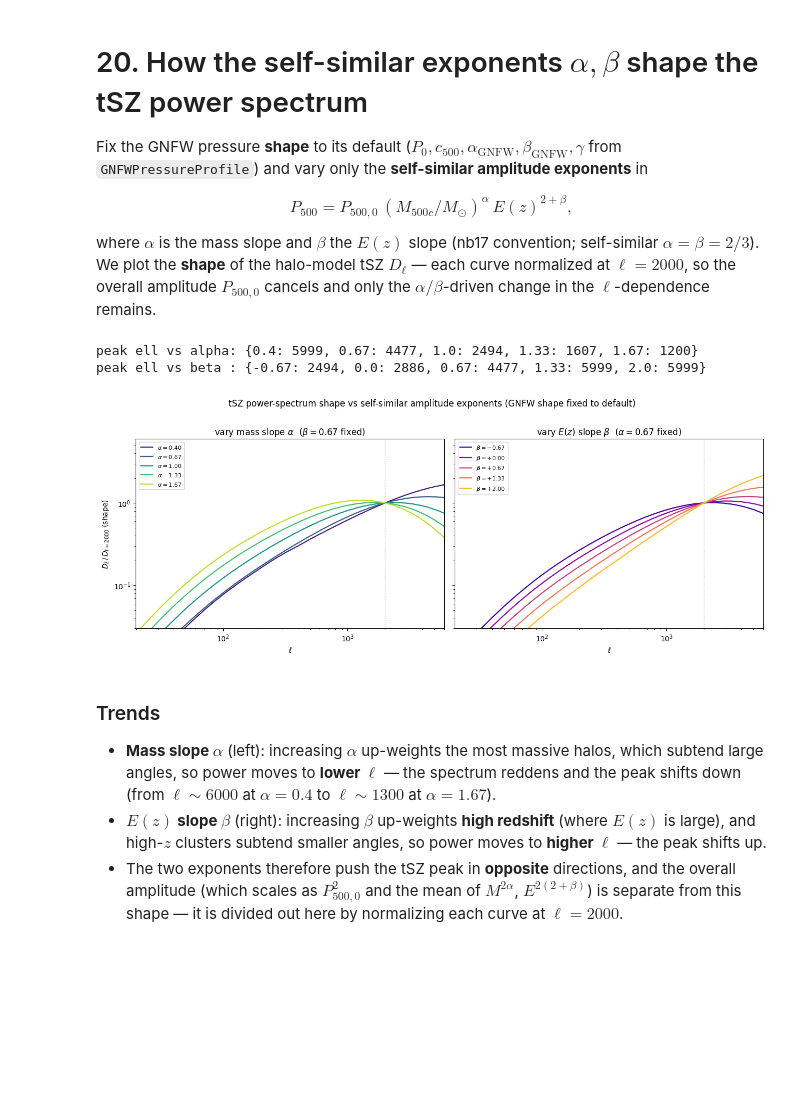
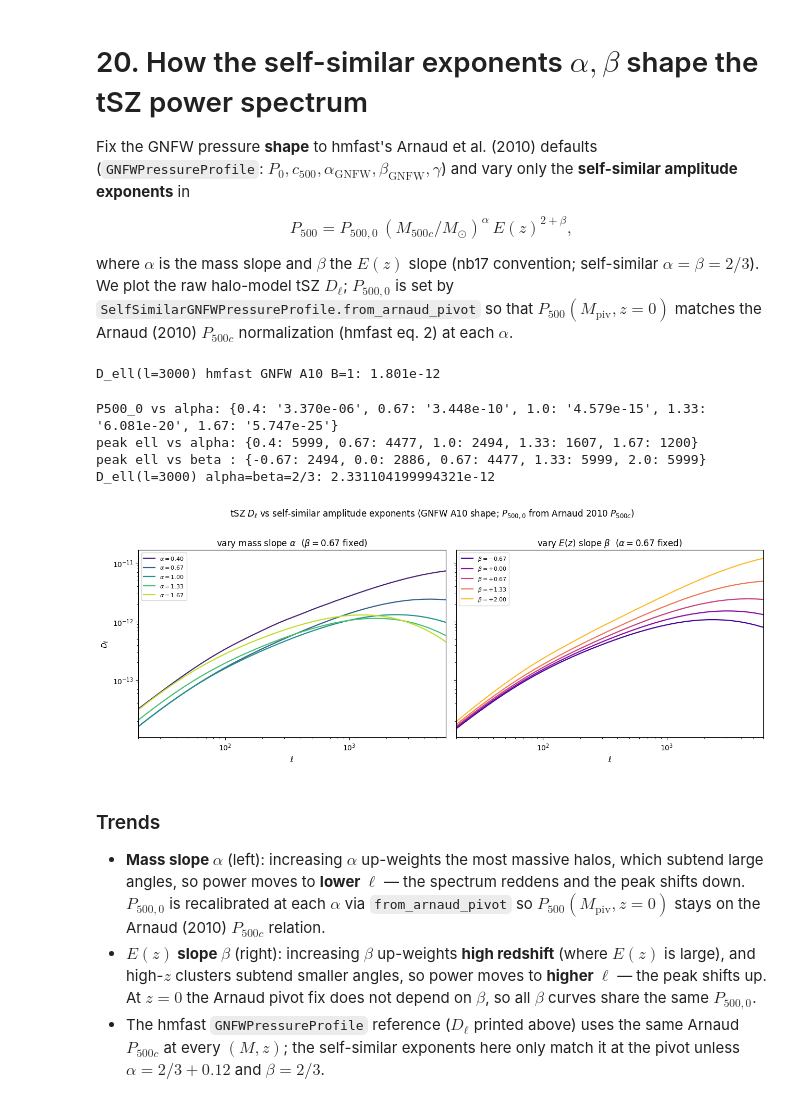
Before and after one commit to licongxu/flamingo_repo, a Jupyter notebook: notebooks/20_tsz_ps_alpha_beta_shape.ipynb, the cells around one changed output. Saved outputs shown, nothing was run; the diff lists cells and outputs as text; code cells hidden in the pictures; blank space fills up the shorter version.

```diff
--- a/notebooks/20_tsz_ps_alpha_beta_shape.ipynb
+++ b/notebooks/20_tsz_ps_alpha_beta_shape.ipynb
@@ -1,16 +1,17 @@
 # %% [markdown]
 # 20. How the self-similar exponents $\alpha,\beta$ shape the tSZ power spectrum
 
-Fix the GNFW pressure **shape** to its default ($P_0,c_{500},\alpha_\mathrm{GNFW},
-\beta_\mathrm{GNFW},\gamma$ from `GNFWPressureProfile`) and vary only the
-**self-similar amplitude exponents** in
+Fix the GNFW pressure **shape** to hmfast's Arnaud et al. (2010) defaults
+(`GNFWPressureProfile`: $P_0,c_{500},\alpha_\mathrm{GNFW},\beta_\mathrm{GNFW},\gamma$)
+and vary only the **self-similar amplitude exponents** in
 
 $$P_{500}=P_{500,0}\,(M_{500c}/M_\odot)^{\alpha}\,E(z)^{2+\beta},$$
 
 where $\alpha$ is the mass slope and $\beta$ the $E(z)$ slope (nb17 convention;
-self-similar $\alpha=\beta=2/3$). We plot the **shape** of the halo-model tSZ
-$D_\ell$ — each curve normalized at $\ell=2000$, so the overall amplitude $P_{500,0}$
-cancels and only the $\alpha/\beta$-driven change in the $\ell$-dependence remains.
+self-similar $\alpha=\beta=2/3$). We plot the raw halo-model tSZ $D_\ell$;
+$P_{500,0}$ is set by `SelfSimilarGNFWPressureProfile.from_arnaud_pivot` so that
+$P_{500}(M_\mathrm{piv},z{=}0)$ matches the Arnaud (2010) $P_{500c}$ normalization
+(hmfast eq. 2) at each $\alpha$.
 # %%
 import os
 os.environ.setdefault("JAX_PLATFORMS", "cpu")
@@ -24,7 +25,13 @@ import jax.numpy as jnp
 from flamingo.catalogue import D3A_COSMOLOGY
 from flamingo.profiles.custom_pressure import SelfSimilarGNFWPressureProfile
 from hmfast.halos import HaloModel
+from hmfast.halos.profiles import GNFWPressureProfile
 from hmfast.tracers import tSZTracer
+
+M_PIV = 6.0e14
+Z_PIV = 0.0
+B = 1.0
+A10_SHAPE = dict(P0=8.130, c500=1.156, alpha=1.0620, beta=5.4807, gamma=0.3292, B=B)
 
 hm = HaloModel(cosmology=D3A_COSMOLOGY)
 ell = jnp.logspace(1.3, np.log10(6000), 40)
@@ -32,16 +39,28 @@ m_grid = jnp.logspace(11.0, 15.5, 50)
 z_grid = jnp.geomspace(0.01, 3.0, 50)
 pref = np.asarray(ell) * (np.asarray(ell) + 1) / (2 * np.pi)
 ell_np = np.asarray(ell)
-ELL_REF = 2000.0   # normalization point for the shape comparison
+
 
 def tsz_dl(alpha_amp, beta_amp):
-    """Halo-model tSZ D_ell for fixed default GNFW shape and given amplitude slopes."""
-    prof = SelfSimilarGNFWPressureProfile(P500_0=1.0, alpha_amp=alpha_amp, beta_amp=beta_amp)
+    """Halo-model tSZ D_ell; P500_0 from Arnaud (2010) P500c at (M_piv, z_piv)."""
+    prof = SelfSimilarGNFWPressureProfile.from_arnaud_pivot(
+        D3A_COSMOLOGY, M_piv=M_PIV, z_piv=Z_PIV,
+        alpha_amp=alpha_amp, beta_amp=beta_amp, **A10_SHAPE,
+    )
     tr = tSZTracer(profile=prof)
     cl = np.asarray(hm.cl_1h(tr, tr, l=ell, m=m_grid, z=z_grid)) \
        + np.asarray(hm.cl_2h(tr, tr, l=ell, m=m_grid, z=z_grid))
-    dl = pref * cl
-    return dl / np.interp(ELL_REF, ell_np, dl)   # normalized at ELL_REF
+    return pref * cl
+
+
+tr_a10 = tSZTracer(profile=GNFWPressureProfile(**A10_SHAPE))
+dl_a10 = pref * (
+    np.asarray(hm.cl_1h(tr_a10, tr_a10, l=ell, m=m_grid, z=z_grid))
+    + np.asarray(hm.cl_2h(tr_a10, tr_a10, l=ell, m=m_grid, z=z_grid))
+)
+print(f"D_ell(l=3000) hmfast GNFW A10 B=1: {np.interp(3000, ell_np, dl_a10):.3e}")
+# %% [output]
+D_ell(l=3000) hmfast GNFW A10 B=1: 1.801e-12
 # %%
 ALPHAS = [0.40, 0.67, 1.00, 1.33, 1.67]   # mass slope (beta fixed)
 BETAS = [-0.67, 0.00, 0.67, 1.33, 2.00]    # E(z) slope (alpha fixed)
@@ -49,51 +68,62 @@ BETA_FIX, ALPHA_FIX = 2.0 / 3.0, 2.0 / 3.0
 
 dl_alpha = {a: tsz_dl(a, BETA_FIX) for a in ALPHAS}
 dl_beta = {b: tsz_dl(ALPHA_FIX, b) for b in BETAS}
+
+def _p500_0(a, b):
+    return SelfSimilarGNFWPressureProfile.from_arnaud_pivot(
+        D3A_COSMOLOGY, M_piv=M_PIV, z_piv=Z_PIV, alpha_amp=a, beta_amp=b, **A10_SHAPE
+    ).P500_0
+
+print("P500_0 vs alpha:", {a: f"{_p500_0(a, BETA_FIX):.3e}" for a in ALPHAS})
 print("peak ell vs alpha:", {a: int(ell_np[np.argmax(d)]) for a, d in dl_alpha.items()})
 print("peak ell vs beta :", {b: int(ell_np[np.argmax(d)]) for b, d in dl_beta.items()})
+dl_ss = tsz_dl(ALPHA_FIX, BETA_FIX)
+print("D_ell(l=3000) alpha=beta=2/3:", float(np.interp(3000, ell_np, dl_ss)))
 # %% [output]
+P500_0 vs alpha: {0.4: '3.370e-06', 0.67: '3.448e-10', 1.0: '4.579e-15', 1.33: '6.081e-20', 1.67: '5.747e-25'}
 peak ell vs alpha: {0.4: 5999, 0.67: 4477, 1.0: 2494, 1.33: 1607, 1.67: 1200}
 peak ell vs beta : {-0.67: 2494, 0.0: 2886, 0.67: 4477, 1.33: 5999, 2.0: 5999}
+D_ell(l=3000) alpha=beta=2/3: 2.331104199994321e-12
 # %%
 fig, (axA, axB) = plt.subplots(1, 2, figsize=(13, 5), sharey=True)
 
 cA = plt.cm.viridis(np.linspace(0.1, 0.9, len(ALPHAS)))
 for col, a in zip(cA, ALPHAS):
     lw = 2.6 if abs(a - 2/3) < 1e-6 else 1.6
     axA.plot(ell_np, dl_alpha[a], color=col, lw=lw,
              label=fr"$\alpha={a:.2f}$" + (" (self-sim.)" if abs(a-2/3) < 1e-6 else ""))
 axA.set_title(fr"vary mass slope $\alpha$  ($\beta={BETA_FIX:.2f}$ fixed)")
-axA.set_xlabel(r"$\ell$"); axA.set_ylabel(r"$D_\ell\,/\,D_{\ell=2000}$ (shape)")
+axA.set_xlabel(r"$\ell$"); axA.set_ylabel(r"$D_\ell$")
 
 cB = plt.cm.plasma(np.linspace(0.1, 0.85, len(BETAS)))
 for col, b in zip(cB, BETAS):
     lw = 2.6 if abs(b - 2/3) < 1e-6 else 1.6
     axB.plot(ell_np, dl_beta[b], color=col, lw=lw,
              label=fr"$\beta={b:+.2f}$" + (" (self-sim.)" if abs(b-2/3) < 1e-6 else ""))
 axB.set_title(fr"vary $E(z)$ slope $\beta$  ($\alpha={ALPHA_FIX:.2f}$ fixed)")
 axB.set_xlabel(r"$\ell$")
 
 for ax in (axA, axB):
     ax.set_xscale("log"); ax.set_yscale("log")
-    ax.axvline(ELL_REF, color="0.7", ls=":", lw=1)
-    ax.set_xlim(ell_np.min(), ell_np.max()); ax.set_ylim(3e-2, 6)
+    ax.set_xlim(ell_np.min(), ell_np.max())
     ax.legend(fontsize=8)
-fig.suptitle("tSZ power-spectrum shape vs self-similar amplitude exponents "
-             "(GNFW shape fixed to default)", y=1.01)
+fig.suptitle("tSZ $D_\ell$ vs self-similar amplitude exponents "
+             "(GNFW A10 shape; $P_{500,0}$ from Arnaud 2010 $P_{500c}$)", y=1.01)
 fig.tight_layout(); plt.show()
 # %% [output]
-[figure, old version]
+[figure, new version]
 # %% [markdown]
 ### Trends
 
 - **Mass slope $\alpha$** (left): increasing $\alpha$ up-weights the most massive
   halos, which subtend large angles, so power moves to **lower $\ell$** — the spectrum
-  reddens and the peak shifts down (from $\ell\sim6000$ at $\alpha=0.4$ to
-  $\ell\sim1300$ at $\alpha=1.67$).
+  reddens and the peak shifts down. $P_{500,0}$ is recalibrated at each $\alpha$ via
+  `from_arnaud_pivot` so $P_{500}(M_\mathrm{piv},z{=}0)$ stays on the Arnaud (2010)
+  $P_{500c}$ relation.
 - **$E(z)$ slope $\beta$** (right): increasing $\beta$ up-weights **high redshift**
   (where $E(z)$ is large), and high-$z$ clusters subtend smaller angles, so power moves
-  to **higher $\ell$** — the peak shifts up.
-- The two exponents therefore push the tSZ peak in **opposite** directions, and the
-  overall amplitude (which scales as $P_{500,0}^2$ and the mean of $M^{2\alpha}$,
-  $E^{2(2+\beta)}$) is separate from this shape — it is divided out here by
-  normalizing each curve at $\ell=2000$.
+  to **higher $\ell$** — the peak shifts up. At $z=0$ the Arnaud pivot fix does not
+  depend on $\beta$, so all $\beta$ curves share the same $P_{500,0}$.
+- The hmfast `GNFWPressureProfile` reference ($D_\ell$ printed above) uses the same
+  Arnaud $P_{500c}$ at every $(M,z)$; the self-similar exponents here only match it at
+  the pivot unless $\alpha=2/3+0.12$ and $\beta=2/3$.
```
Also changed, not shown: 1 other file.
